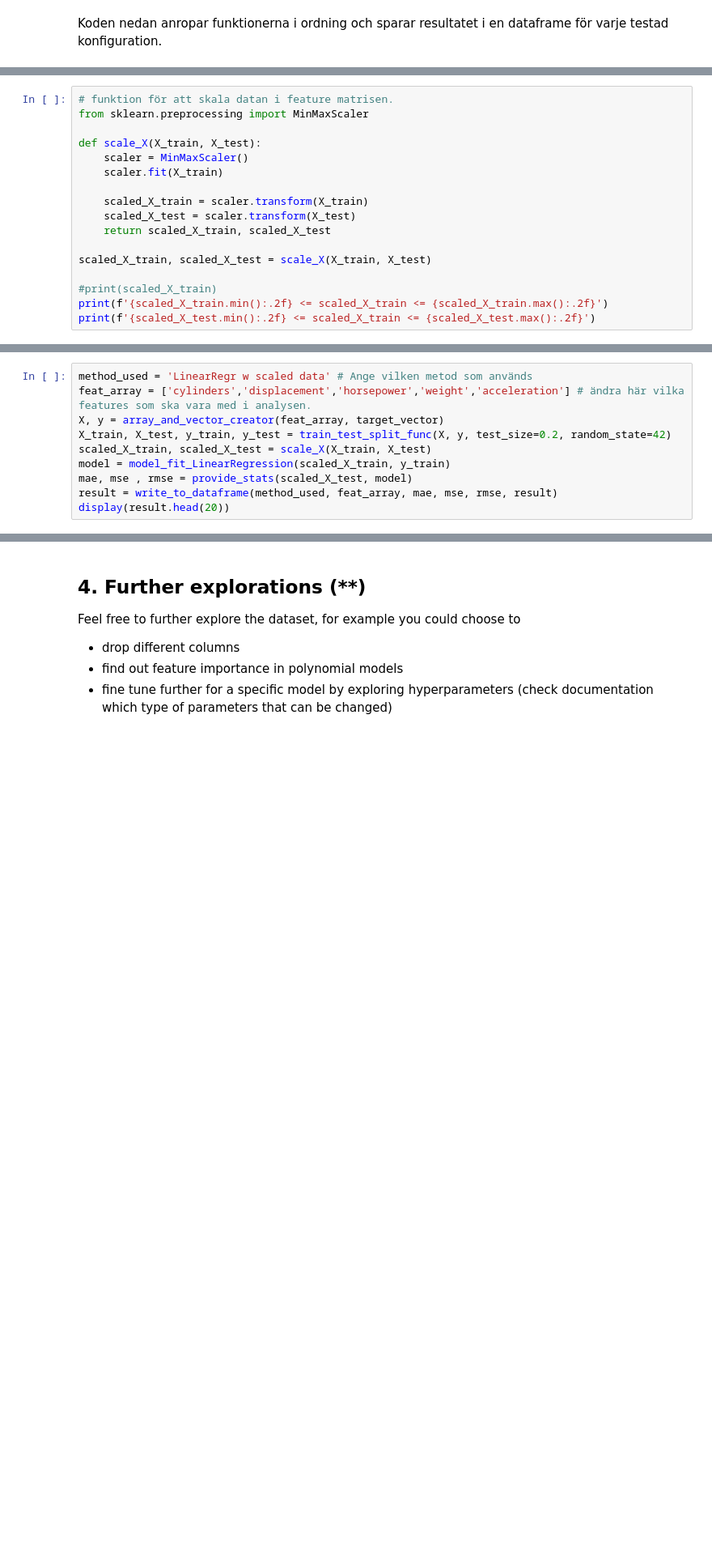
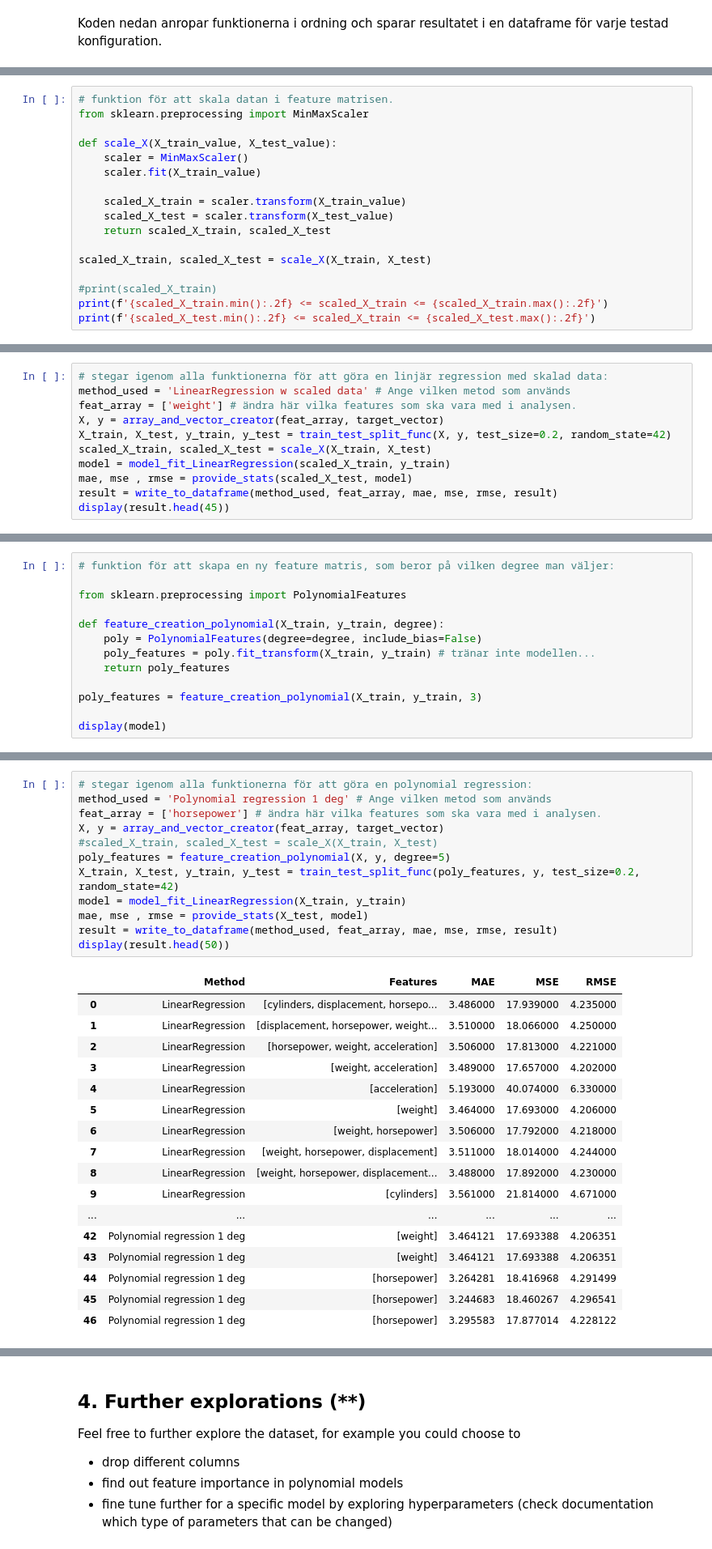
Before and after one commit to dancla240/Machine_Learning_Daniel_Claesson, a Jupyter notebook: Exercises/E01_sklearn.ipynb, the cells around one changed output, grey strips where cells are left out. Shown at 81% size. Saved outputs shown, nothing was run; the diff lists cells and outputs as text; blank space fills up the shorter version.

```diff
--- a/Exercises/E01_sklearn.ipynb
+++ b/Exercises/E01_sklearn.ipynb
@@ -392,12 +391,12 @@ Nedan kod skalar datan i feature matrisen, för både träningsdatan och testdat
 # funktion för att skala datan i feature matrisen.
 from sklearn.preprocessing import MinMaxScaler
 
-def scale_X(X_train, X_test):
+def scale_X(X_train_value, X_test_value):
     scaler = MinMaxScaler()
-    scaler.fit(X_train)
+    scaler.fit(X_train_value)
 
-    scaled_X_train = scaler.transform(X_train)
-    scaled_X_test = scaler.transform(X_test)
+    scaled_X_train = scaler.transform(X_train_value)
+    scaled_X_test = scaler.transform(X_test_value)
     return scaled_X_train, scaled_X_test
 
 scaled_X_train, scaled_X_test = scale_X(X_train, X_test)
@@ -411,10 +412,11 @@ print(f'{scaled_X_test.min():.2f} <= scaled_X_train <= {scaled_X_test.max():.2f}
 # %%
-method_used = 'LinearRegr w scaled data' # Ange vilken metod som används
-feat_array = ['cylinders','displacement','horsepower','weight','acceleration'] # ändra här vilka features som ska vara med i analysen.
+# stegar igenom alla funktionerna för att göra en linjär regression med skalad data:
+method_used = 'LinearRegression w scaled data' # Ange vilken metod som används
+feat_array = ['weight'] # ändra här vilka features som ska vara med i analysen.
 X, y = array_and_vector_creator(feat_array, target_vector)
 X_train, X_test, y_train, y_test = train_test_split_func(X, y, test_size=0.2, random_state=42)
 scaled_X_train, scaled_X_test = scale_X(X_train, X_test)
 model = model_fit_LinearRegression(scaled_X_train, y_train)
 mae, mse , rmse = provide_stats(scaled_X_test, model)
 result = write_to_dataframe(method_used, feat_array, mae, mse, rmse, result)
-display(result.head(20))
+display(result.head(45))
@@ -425,0 +425,13 @@ display(result.head(20))
+# %%
+# funktion för att skapa en ny feature matris, som beror på vilken degree man väljer:
+
+from sklearn.preprocessing import PolynomialFeatures
+
+def feature_creation_polynomial(X_train, y_train, degree):
+    poly = PolynomialFeatures(degree=degree, include_bias=False)
+    poly_features = poly.fit_transform(X_train, y_train) # tränar inte modellen...
+    return poly_features
+
+poly_features = feature_creation_polynomial(X_train, y_train, 3)
+
+display(model)
@@ -425,0 +440,30 @@ display(result.head(20))
+# %%
+# stegar igenom alla funktionerna för att göra en polynomial regression:
+method_used = 'Polynomial regression 1 deg' # Ange vilken metod som används
+feat_array = ['horsepower'] # ändra här vilka features som ska vara med i analysen.
+X, y = array_and_vector_creator(feat_array, target_vector)
+#scaled_X_train, scaled_X_test = scale_X(X_train, X_test)
+poly_features = feature_creation_polynomial(X, y, degree=5)
+X_train, X_test, y_train, y_test = train_test_split_func(poly_features, y, test_size=0.2, random_state=42)
+model = model_fit_LinearRegression(X_train, y_train)
+mae, mse , rmse = provide_stats(X_test, model)
+result = write_to_dataframe(method_used, feat_array, mae, mse, rmse, result)
+display(result.head(50))
+# %% [output]
+|  | Method | Features | MAE | MSE | RMSE |
+| 0 | LinearRegression | [cylinders, displacement, horsepo... | 3.486000 | 17.939000 | 4.235000 |
+| 1 | LinearRegression | [displacement, horsepower, weight... | 3.510000 | 18.066000 | 4.250000 |
+| 2 | LinearRegression | [horsepower, weight, acceleration] | 3.506000 | 17.813000 | 4.221000 |
+| 3 | LinearRegression | [weight, acceleration] | 3.489000 | 17.657000 | 4.202000 |
+| 4 | LinearRegression | [acceleration] | 5.193000 | 40.074000 | 6.330000 |
+| 5 | LinearRegression | [weight] | 3.464000 | 17.693000 | 4.206000 |
+| 6 | LinearRegression | [weight, horsepower] | 3.506000 | 17.792000 | 4.218000 |
+| 7 | LinearRegression | [weight, horsepower, displacement] | 3.511000 | 18.014000 | 4.244000 |
+| 8 | LinearRegression | [weight, horsepower, displacement... | 3.488000 | 17.892000 | 4.230000 |
+| 9 | LinearRegression | [cylinders] | 3.561000 | 21.814000 | 4.671000 |
+| ... | ... | ... | ... | ... | ... |
+| 42 | Polynomial regression 1 deg | [weight] | 3.464121 | 17.693388 | 4.206351 |
+| 43 | Polynomial regression 1 deg | [weight] | 3.464121 | 17.693388 | 4.206351 |
+| 44 | Polynomial regression 1 deg | [horsepower] | 3.264281 | 18.416968 | 4.291499 |
+| 45 | Polynomial regression 1 deg | [horsepower] | 3.244683 | 18.460267 | 4.296541 |
+| 46 | Polynomial regression 1 deg | [horsepower] | 3.295583 | 17.877014 | 4.228122 |
```
Also changed, not shown: parts of 19 cells of this notebook, 1 other file.
